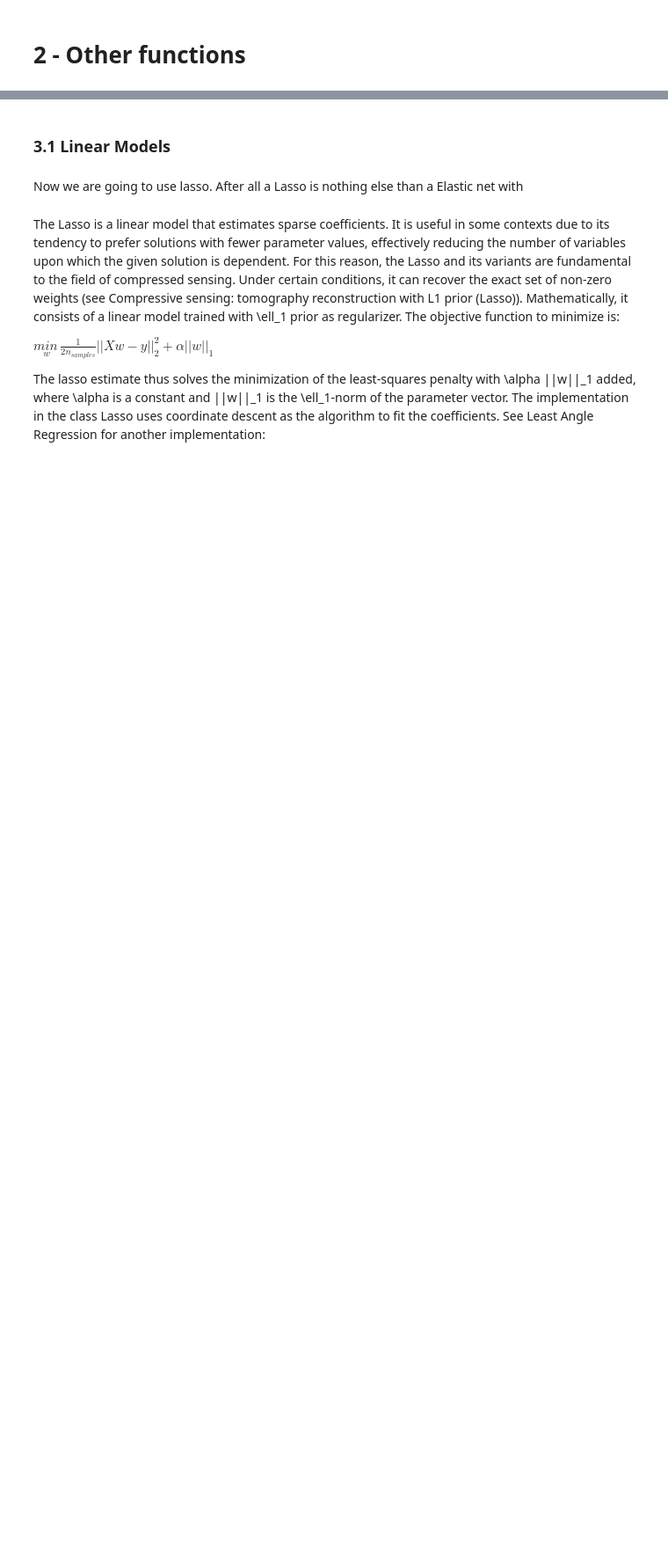
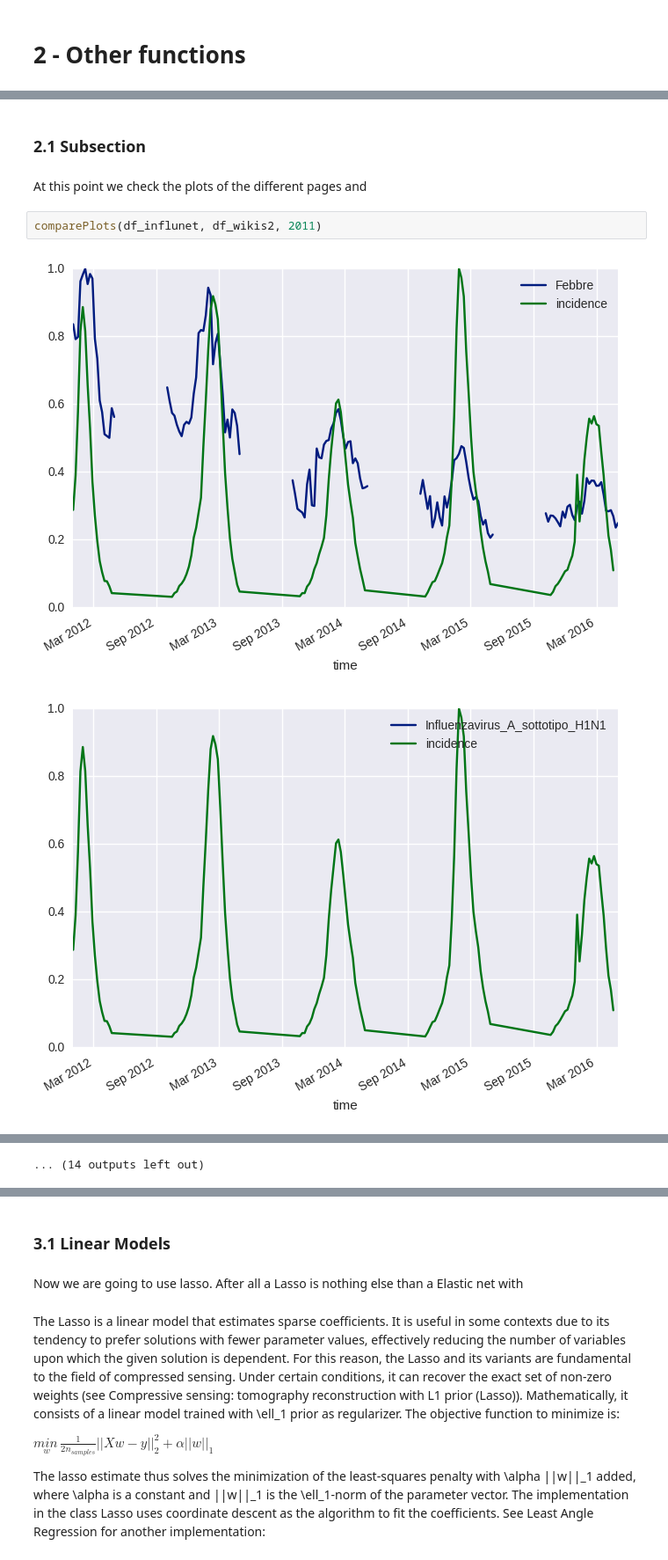
Before and after one commit to aalto1/digitalepidemiology, a Jupyter notebook: buratti_2.ipynb, the cells around one changed output, grey strips where cells are left out. Shown at 88% size. Cells and saved outputs as stored; diff of their text form; blank space fills up the shorter version.

```diff
--- a/buratti_2.ipynb
+++ b/buratti_2.ipynb
@@ -196,0 +200,9 @@ np.array(wikis)
+# %% [markdown]
+### 2.1 Subsection
+# %% [markdown]
+At this point we check the plots of the different pages and
+# %%
+comparePlots(df_influnet, df_wikis2, 2011)
+# %% [output]
+[figure, added]
+[figure, added]
@@ -196,0 +219 @@ np.array(wikis)
+... (14 outputs left out)
```
Also changed, not shown: parts of 58 cells of this notebook.
